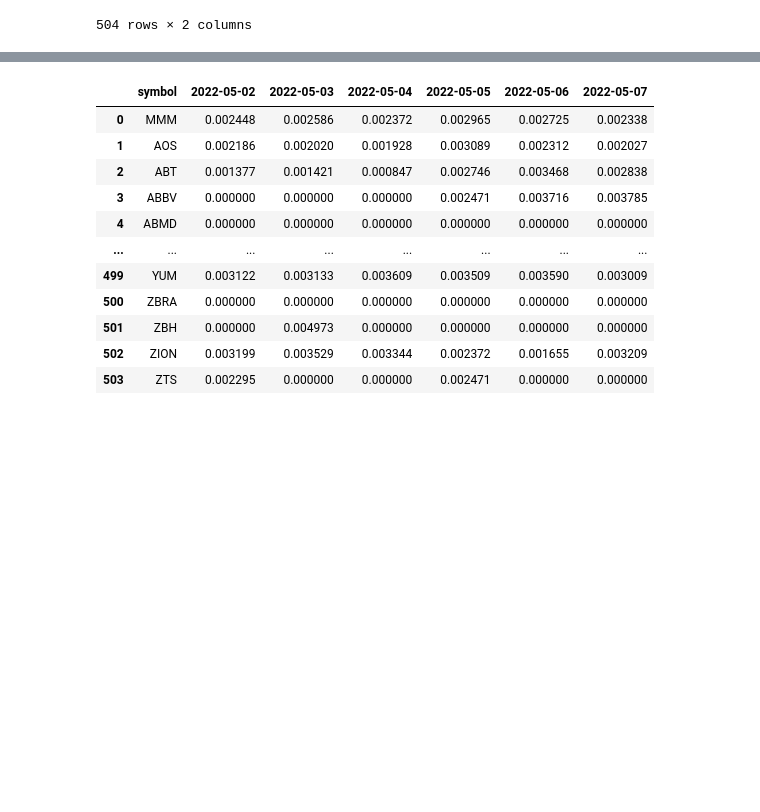
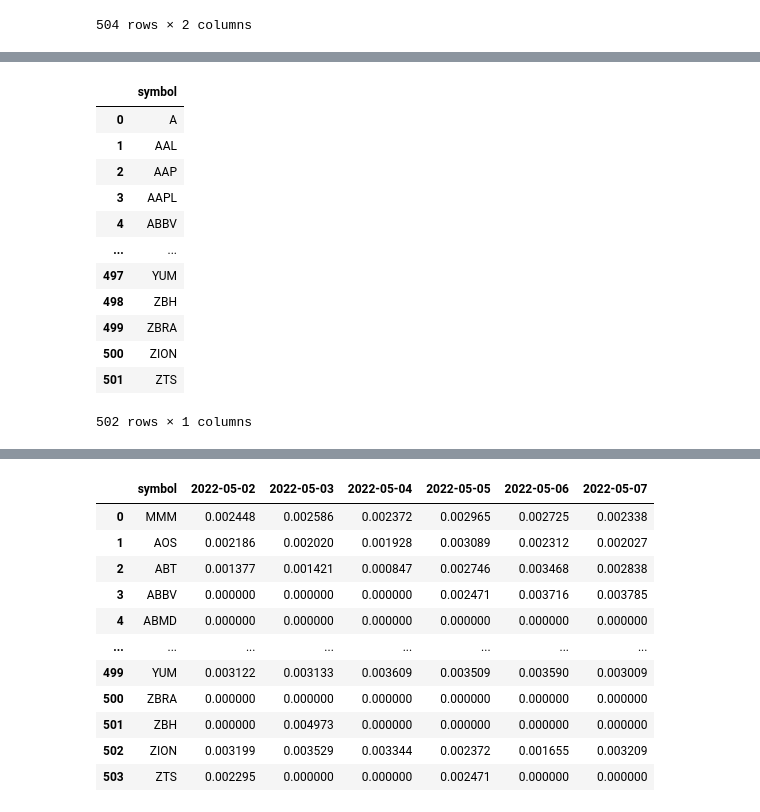
Before and after one commit to AndreasPalmgren/twitter-sentiment, a Jupyter notebook: twitter_sentiment.ipynb, the cells around one changed output, grey strips where cells are left out. Drawn from its saved outputs; the diff is of its cells as text; code cells hidden in the pictures; blank space fills up the shorter version.

```diff
--- a/twitter_sentiment.ipynb
+++ b/twitter_sentiment.ipynb
@@ -258,0 +306,17 @@ Name: Symbol, Length: 504, dtype: object
+# %%
+stock_list = pd.read_csv('data/stock_list.csv')
+stock_list
+# %% [output]
+|  | symbol |
+| 0 | A |
+| 1 | AAL |
+| 2 | AAP |
+| 3 | AAPL |
+| 4 | ABBV |
+| ... | ... |
+| 497 | YUM |
+| 498 | ZBH |
+| 499 | ZBRA |
+| 500 | ZION |
+| 501 | ZTS |
+502 rows × 1 columns
```
Also changed, not shown: parts of 7 cells of this notebook, 6 other files.
